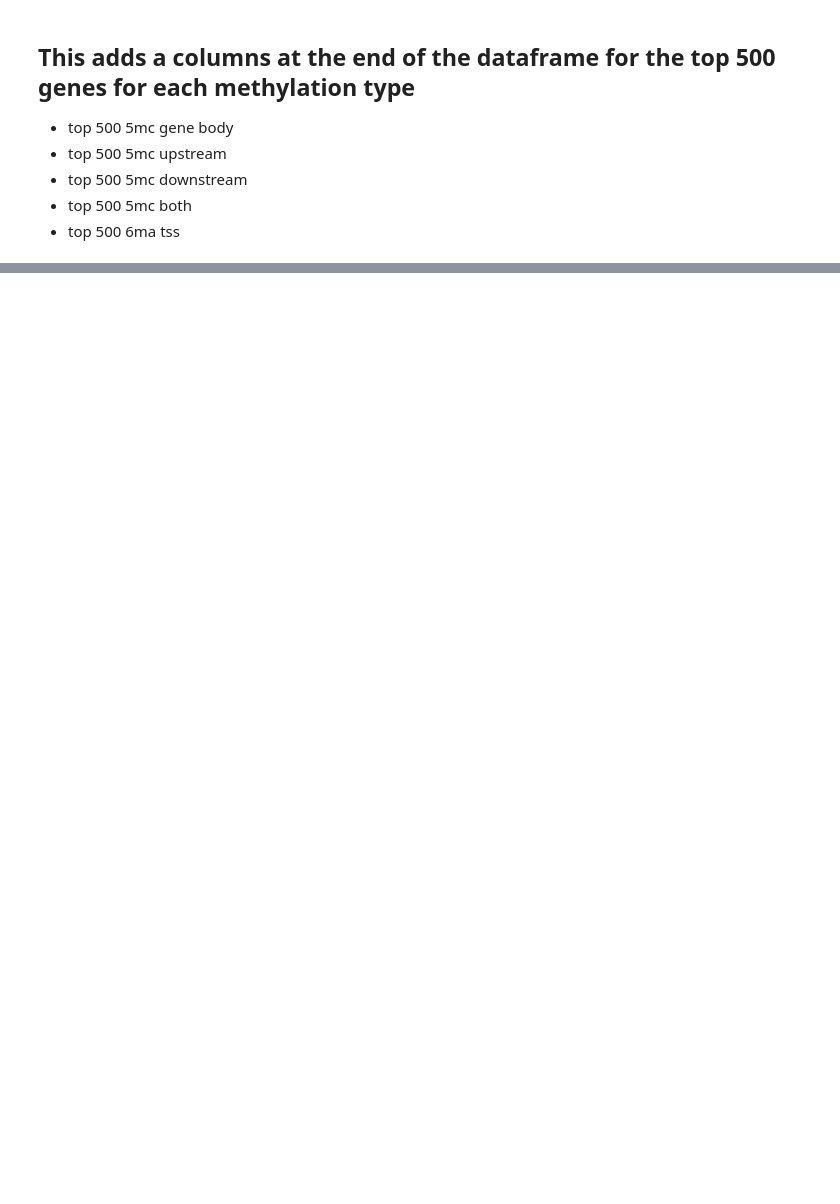
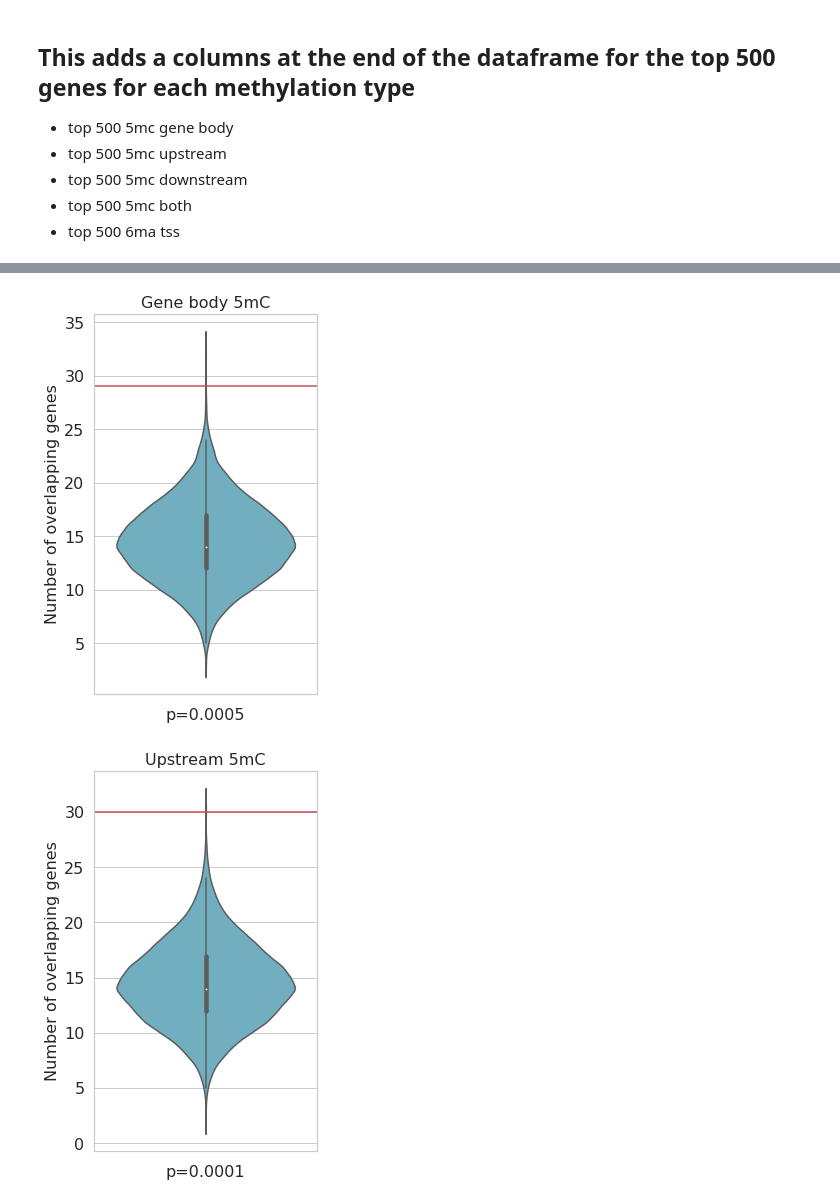
Before and after one commit to AnjuniPeiris/Honours_year, a Jupyter notebook: fisher/methylation/10_Methylation_plots.ipynb, the cells around one changed output, grey strips where cells are left out. Cells and saved outputs as stored; diff of their text form; code cells hidden in the pictures; blank space fills up the shorter version.

```diff
--- a/fisher/methylation/10_Methylation_plots.ipynb
+++ b/fisher/methylation/10_Methylation_plots.ipynb
@@ -481,0 +330,12 @@ for x in [ '5mC_gene_body_95', '6mA_gene_body_95',
+# %%
+# low expression
+fisher_dict = {}
+permutation_5mC(p_contig_df, "5mC_gene_body", False, 'UG', True, 'Gene body 5mC', 'low_expression_p')
+permutation_5mC(p_contig_df, "5mC_upstream", False, 'UG', True, 'Upstream 5mC', 'low_expression_p')
+permutation_5mC(p_contig_df, "5mC_downstream", False, 'UG', True, 'Downstream 5mC', 'low_expression_p')
+permutation_5mC(p_contig_df, "5mC_both", False, 'UG', True, 'Flanking 5mC', 'low_expression_p')
+permutation_5mC(p_contig_df, "6mA_tss", False, 'UG', True, 'TSS 6mA', 'low_expression_p')
+save_fisher_dict(fisher_dict, 'low_expression_p')
+# %% [output]
+[figure, added]
+[figure, added]
```
Also changed, not shown: parts of 120 cells of this notebook.
